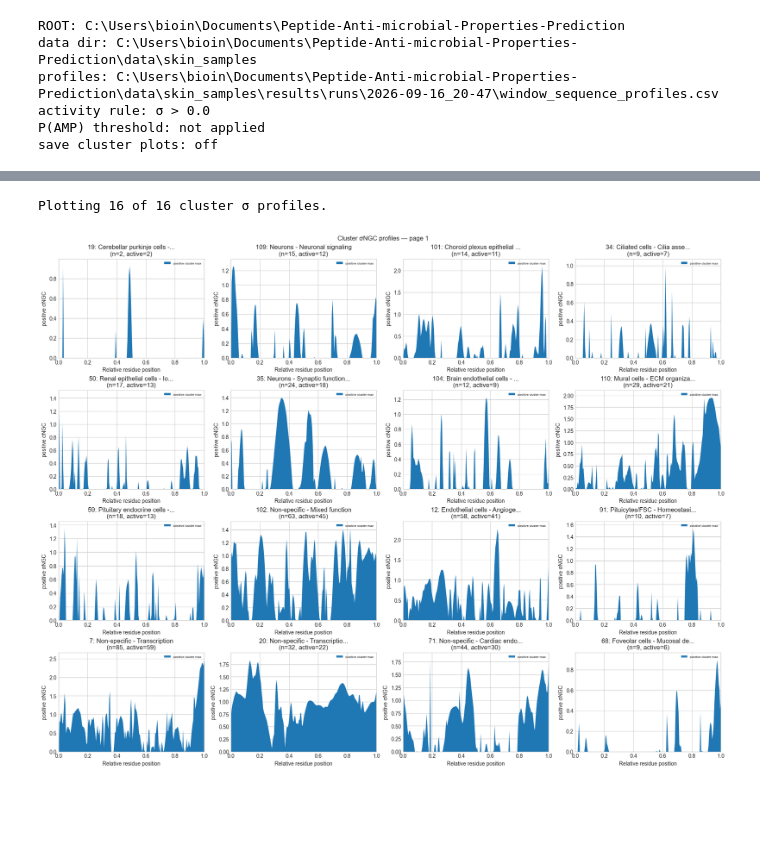
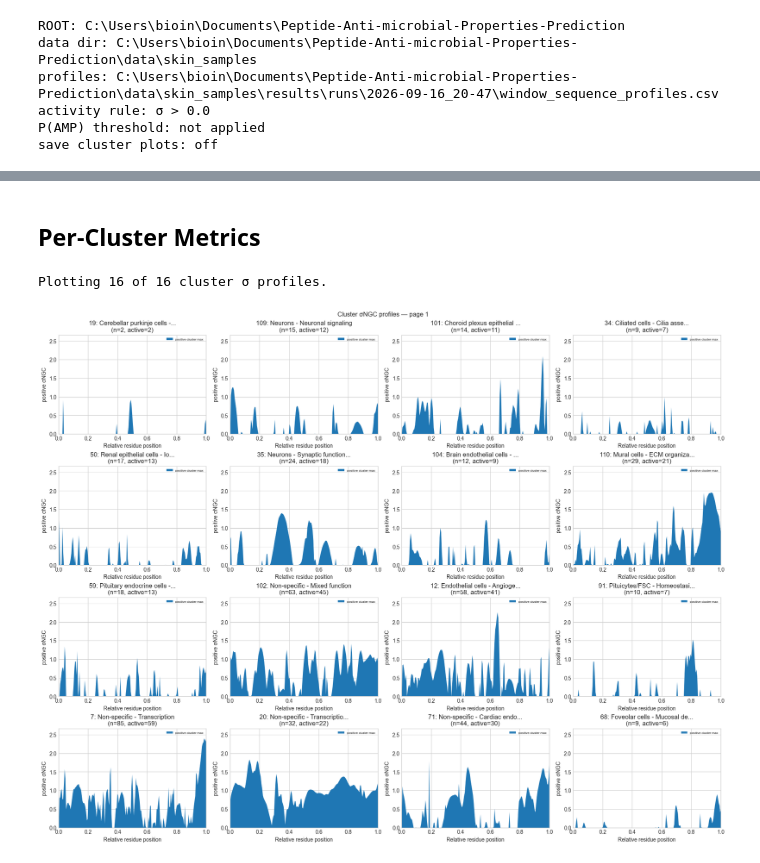
Before and after one commit to KYinXu/Peptide-Anti-microbial-Properties-Prediction, a Jupyter notebook: notebooks/windowed_DNGC_analysis.ipynb, the cells around one changed output, grey strips where cells are left out. Saved outputs shown, nothing was run; the diff lists cells and outputs as text; code cells hidden in the pictures; blank space fills up the shorter version.

```diff
--- a/notebooks/windowed_DNGC_analysis.ipynb
+++ b/notebooks/windowed_DNGC_analysis.ipynb
@@ -10,7 +10,7 @@ import matplotlib.pyplot as plt
 import numpy as np
 import pandas as pd
 from IPython.display import display
-from matplotlib.ticker import MaxNLocator, MultipleLocator
+from matplotlib.ticker import MaxNLocator
 
 plt.style.use("seaborn-v0_8-whitegrid")
 
@@ -64,7 +64,7 @@ MAX_OVERLAY_TRACES = 40
 INCLUDE_UNASSIGNED = False
 CLUSTER_SUBSTRING: str | None = None
 MAX_CLUSTERS: int | None = 16
-CLUSTER_ORDER_BY = "prevalence"
+CLUSTER_ORDER_BY = "percent_activation"  # display setting; cluster order always uses mean-profile percent activation
 CLUSTER_ORDER_DESCENDING = True
 EXPECTED_CLUSTER_COUNT: int | None = 108
 
@@ -76,10 +76,6 @@ PLOT_GRID_COLUMNS = 4
 SAVE_ALL_CLUSTER_PLOTS = False
 SAVE_DPI = 200
 CLUSTER_PLOT_DIR = RESULTS_ROOT / "dngc_cluster_plots"
-DNGC_BIN_WIDTH = 0.05
-AUC_BIN_WIDTH = 0.5
-S_BIN_WIDTH = 5.0
-F_BIN_WIDTH = 0.05
 
 print("ROOT:", ROOT)
 print("data dir:", DATA_PATH)
@@ -437,3 +556,5 @@ Cluster statistics (16 clusters):
+# %% [markdown]
+## Per-Cluster Metrics
 # %%
 # graph displaying hyperplane distance sigmaNGC histogram over amino acid sequence
 # there should be one graph for each unique cluster value in the csv
@@ -451,12 +572,28 @@ def _sigma_ylim(max_sigma: np.ndarray) -> tuple[float, float]:
     return (0.0, hi + pad)
 
 
-def draw_sigma_histogram(ax, group: ClusterGroup) -> None:
+def cluster_sigma_envelope(group: ClusterGroup) -> np.ndarray:
+    stacked = group.stacked_relative_sigma()
+    if stacked.size == 0:
+        return np.full(PROFILE_GRID, np.nan, dtype=np.float64)
+    return np.nanmax(stacked, axis=0)
+
+
+def shared_sigma_ylim(groups: list[ClusterGroup]) -> tuple[float, float]:
+    if not groups:
+        return (0.0, 0.1)
+    return _sigma_ylim(np.vstack([cluster_sigma_envelope(group) for group in groups]))
+
+
+def draw_sigma_histogram(
+    ax,
+    group: ClusterGroup,
+    ylim: tuple[float, float] | None = None,
+) -> None:
     x = np.linspace(0.0, 1.0, PROFILE_GRID)
-    stacked = group.stacked_relative_sigma()
-    max_sigma = np.nanmax(stacked, axis=0)
+    max_sigma = cluster_sigma_envelope(group)
     positive_max = positive_sigma(max_sigma, fill_value=0.0)
-    n_active = sum(item.statistics.active_positions > 0 for item in group.profiles)
+    n_active = sum(item.statistics.prevalence > 0 for item in group.profiles)
 
     ax.fill_between(
         x,
@@ -469,7 +606,7 @@ def draw_sigma_histogram(ax, group: ClusterGroup) -> None:
     ax.axhline(SIGMA_ACTIVITY_THRESHOLD, color="black", linewidth=0.7, zorder=3)
     ax.set(
         xlim=(0.0, 1.0),
-        ylim=_sigma_ylim(max_sigma),
+        ylim=ylim if ylim is not None else _sigma_ylim(max_sigma),
         xlabel="Relative residue position",
         ylabel="positive σNGC",
         title=f"{short_cluster_label(group.name, 34)}\n(n={group.n}, active={n_active})",
@@ -520,32 +657,37 @@ def plot_cluster_pages(
     render_groups = groups if SAVE_ALL_CLUSTER_PLOTS else display_groups
     save_dir = prepare_plot_style_dir(plot_style) if SAVE_ALL_CLUSTER_PLOTS else None
     n_pages = (len(render_groups) + page_size - 1) // page_size if render_groups else 0
     print(f"Plotting {len(display_groups)} of {len(groups)} {description}.")
     if save_dir is not None:
         print(f"Saving {len(render_groups)} cluster(s) as {n_pages} 4x4 page(s) to {save_dir}")
 
     for page, start in enumerate(range(0, len(render_groups), page_size), start=1):
         batch = render_groups[start : start + page_size]
         fig = render_cluster_figure(batch, draw, suptitle, page)
         if save_dir is not None:
             fig.savefig(save_dir / f"page_{page:02d}.png", dpi=SAVE_DPI, bbox_inches="tight")
         if start < len(display_groups):
             plt.show()
         else:
             plt.close(fig)
 
 
 def plot_sigma_by_cluster(groups: list[ClusterGroup]) -> None:
+    ylim = shared_sigma_ylim(groups)
+
+    def draw(ax, group: ClusterGroup) -> None:
+        draw_sigma_histogram(ax, group, ylim=ylim)
+
     plot_cluster_pages(
         groups,
-        draw_sigma_histogram,
+        draw,
         plot_style="sigma_ngc",
         suptitle="Cluster σNGC profiles",
         description="cluster σ profiles",
     )
 
 
 plot_sigma_by_cluster(clusters)
 # %% [output]
 Plotting 16 of 16 cluster σ profiles.
-[figure, old version]
+[figure, new version]
```
Also changed, not shown: parts of 19 cells of this notebook, 5 other files.
